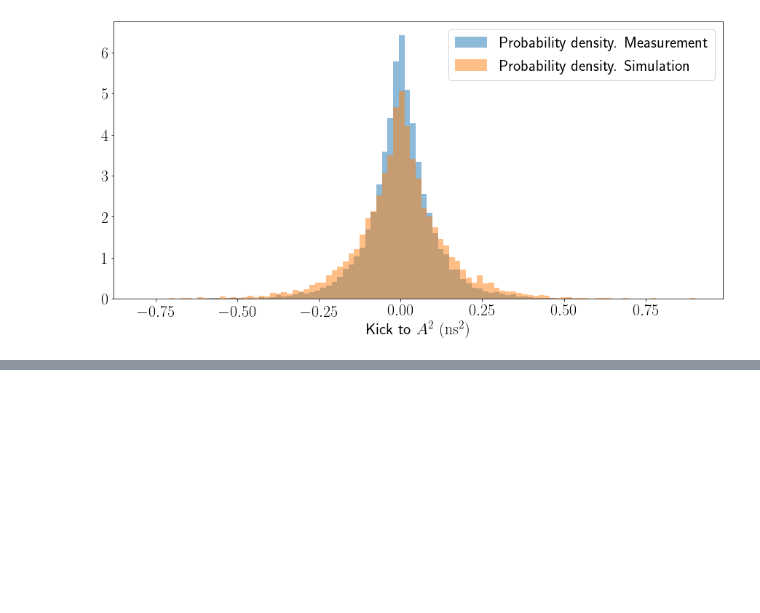
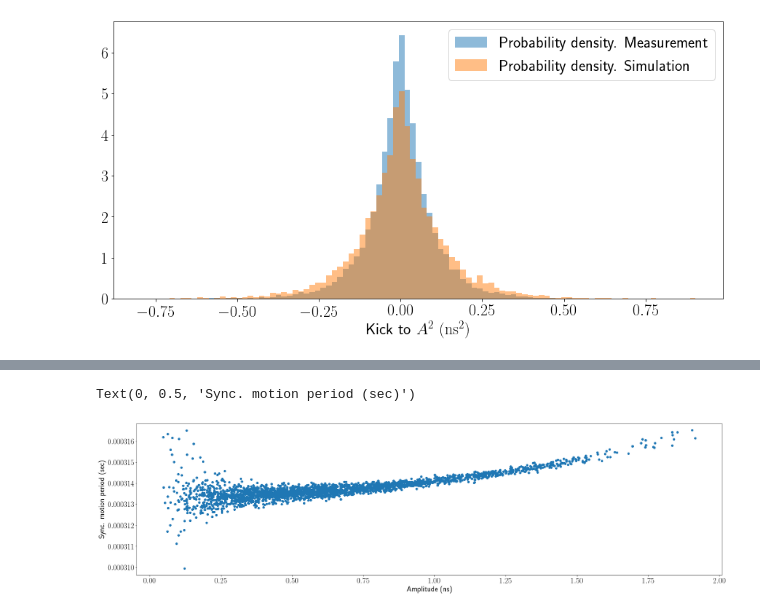
Before and after one commit to IharLobach/ursse, a Jupyter notebook: analyzing_collected_data/shifts/shift_02_28_2020/experiment_vs_simulation_random_walk.ipynb, the cells around one changed output, grey strips where cells are left out. Drawn from its saved outputs; the diff is of its cells as text; code cells hidden in the pictures; blank space fills up the shorter version.

```diff
--- a/analyzing_collected_data/shifts/shift_02_28_2020/experiment_vs_simulation_random_walk.ipynb
+++ b/analyzing_collected_data/shifts/shift_02_28_2020/experiment_vs_simulation_random_walk.ipynb
@@ -384,0 +416,9 @@ plt.show()
+# %%
+fig, ax = plt.subplots()
+ax.scatter(reduced_fits_df['Amplitude_ns'], period_df['T'])
+ax.set_xlabel("Amplitude (ns)")
+ax.set_ylabel("Sync. motion period (sec)")
+# ax.axhline(0, color='red')
+# %% [output]
+Text(0, 0.5, 'Sync. motion period (sec)')
+[figure, added]
```
Also changed, not shown: parts of 13 cells of this notebook, 3 other files.
